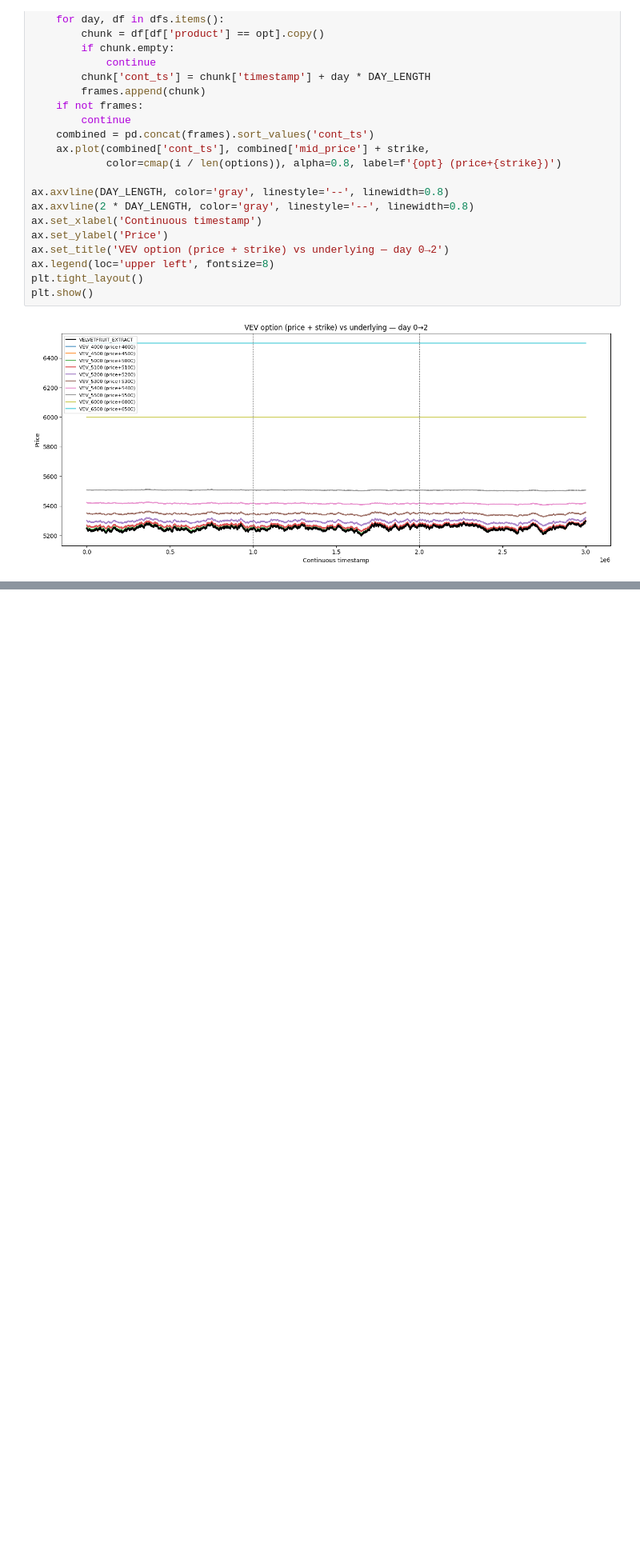
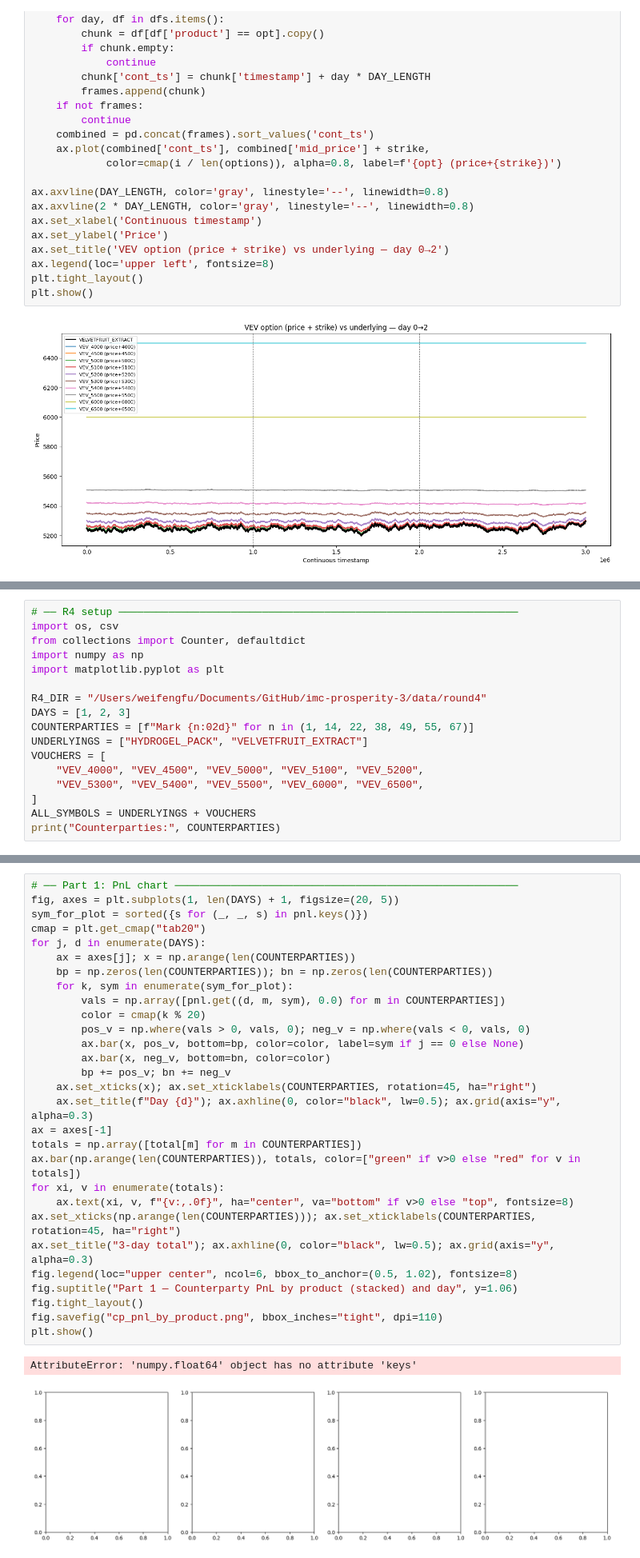
Before and after one commit to pig8pig/imc-prosperity-3, a Jupyter notebook: rounds/analysis.ipynb, the cells around one changed output, grey strips where cells are left out. Shown at 80% size. Cells and saved outputs as stored; diff of their text form; blank space fills up the shorter version.

```diff
--- a/rounds/analysis.ipynb
+++ b/rounds/analysis.ipynb
@@ -539,0 +546,17 @@ plt.show()
+# %%
+# ── R4 setup ────────────────────────────────────────────────────────────────
+import os, csv
+from collections import Counter, defaultdict
+import numpy as np
+import matplotlib.pyplot as plt
+
+R4_DIR = "/Users/weifengfu/Documents/GitHub/imc-prosperity-3/data/round4"
+DAYS = [1, 2, 3]
+COUNTERPARTIES = [f"Mark {n:02d}" for n in (1, 14, 22, 38, 49, 55, 67)]
+UNDERLYINGS = ["HYDROGEL_PACK", "VELVETFRUIT_EXTRACT"]
+VOUCHERS = [
+    "VEV_4000", "VEV_4500", "VEV_5000", "VEV_5100", "VEV_5200",
+    "VEV_5300", "VEV_5400", "VEV_5500", "VEV_6000", "VEV_6500",
+]
+ALL_SYMBOLS = UNDERLYINGS + VOUCHERS
+print("Counterparties:", COUNTERPARTIES)
@@ -539,0 +672,32 @@ plt.show()
+# %%
+# ── Part 1: PnL chart ───────────────────────────────────────────────────────
+fig, axes = plt.subplots(1, len(DAYS) + 1, figsize=(20, 5))
+sym_for_plot = sorted({s for (_, _, s) in pnl.keys()})
+cmap = plt.get_cmap("tab20")
+for j, d in enumerate(DAYS):
+    ax = axes[j]; x = np.arange(len(COUNTERPARTIES))
+    bp = np.zeros(len(COUNTERPARTIES)); bn = np.zeros(len(COUNTERPARTIES))
+    for k, sym in enumerate(sym_for_plot):
+        vals = np.array([pnl.get((d, m, sym), 0.0) for m in COUNTERPARTIES])
+        color = cmap(k % 20)
+        pos_v = np.where(vals > 0, vals, 0); neg_v = np.where(vals < 0, vals, 0)
+        ax.bar(x, pos_v, bottom=bp, color=color, label=sym if j == 0 else None)
+        ax.bar(x, neg_v, bottom=bn, color=color)
+        bp += pos_v; bn += neg_v
+    ax.set_xticks(x); ax.set_xticklabels(COUNTERPARTIES, rotation=45, ha="right")
+    ax.set_title(f"Day {d}"); ax.axhline(0, color="black", lw=0.5); ax.grid(axis="y", alpha=0.3)
+ax = axes[-1]
+totals = np.array([total[m] for m in COUNTERPARTIES])
+ax.bar(np.arange(len(COUNTERPARTIES)), totals, color=["green" if v>0 else "red" for v in totals])
+for xi, v in enumerate(totals):
+    ax.text(xi, v, f"{v:,.0f}", ha="center", va="bottom" if v>0 else "top", fontsize=8)
+ax.set_xticks(np.arange(len(COUNTERPARTIES))); ax.set_xticklabels(COUNTERPARTIES, rotation=45, ha="right")
+ax.set_title("3-day total"); ax.axhline(0, color="black", lw=0.5); ax.grid(axis="y", alpha=0.3)
+fig.legend(loc="upper center", ncol=6, bbox_to_anchor=(0.5, 1.02), fontsize=8)
+fig.suptitle("Part 1 — Counterparty PnL by product (stacked) and day", y=1.06)
+fig.tight_layout()
+fig.savefig("cp_pnl_by_product.png", bbox_inches="tight", dpi=110)
+plt.show()
+# %% [output]
+AttributeError: 'numpy.float64' object has no attribute 'keys'
+[figure, added]
```
Also changed, not shown: parts of 22 cells of this notebook, 46 other files.
